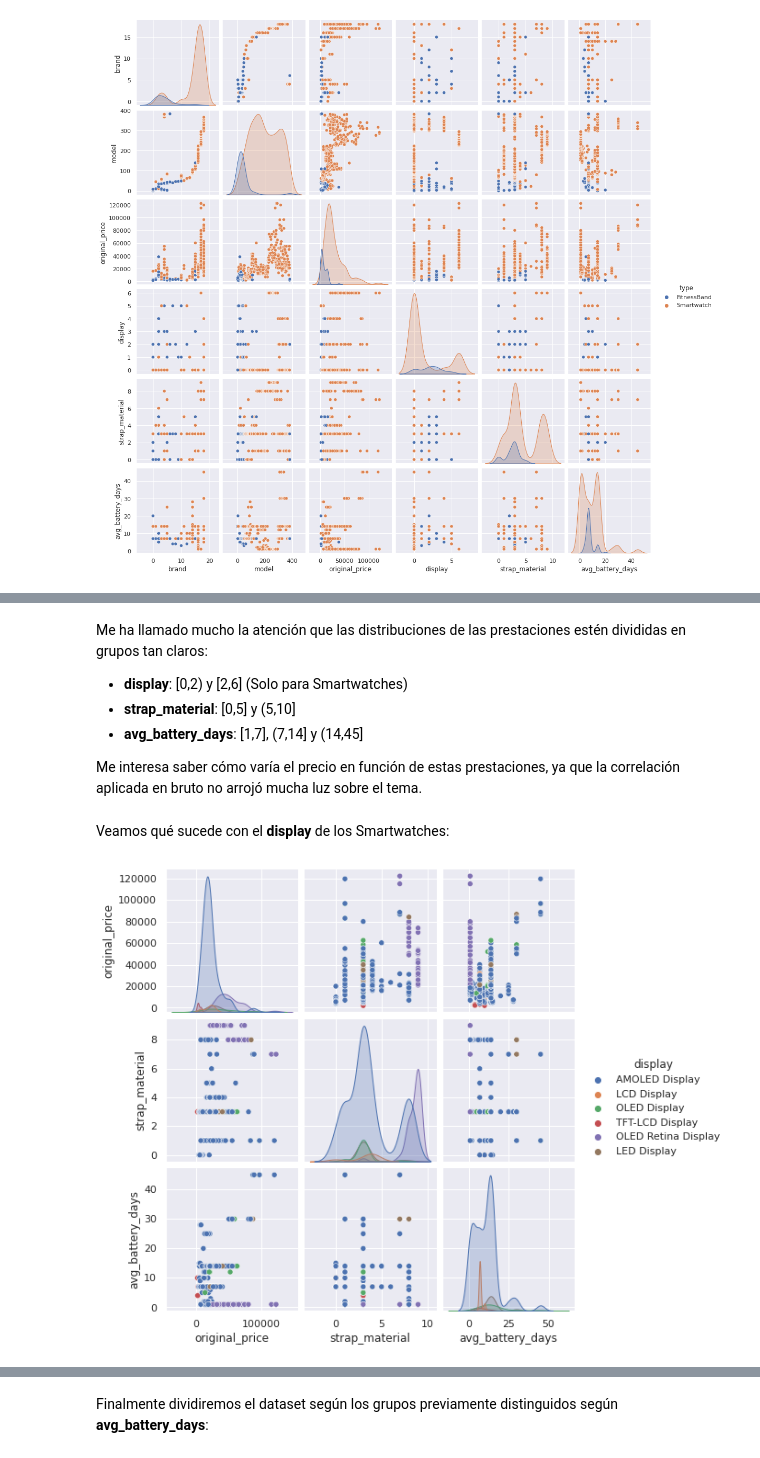
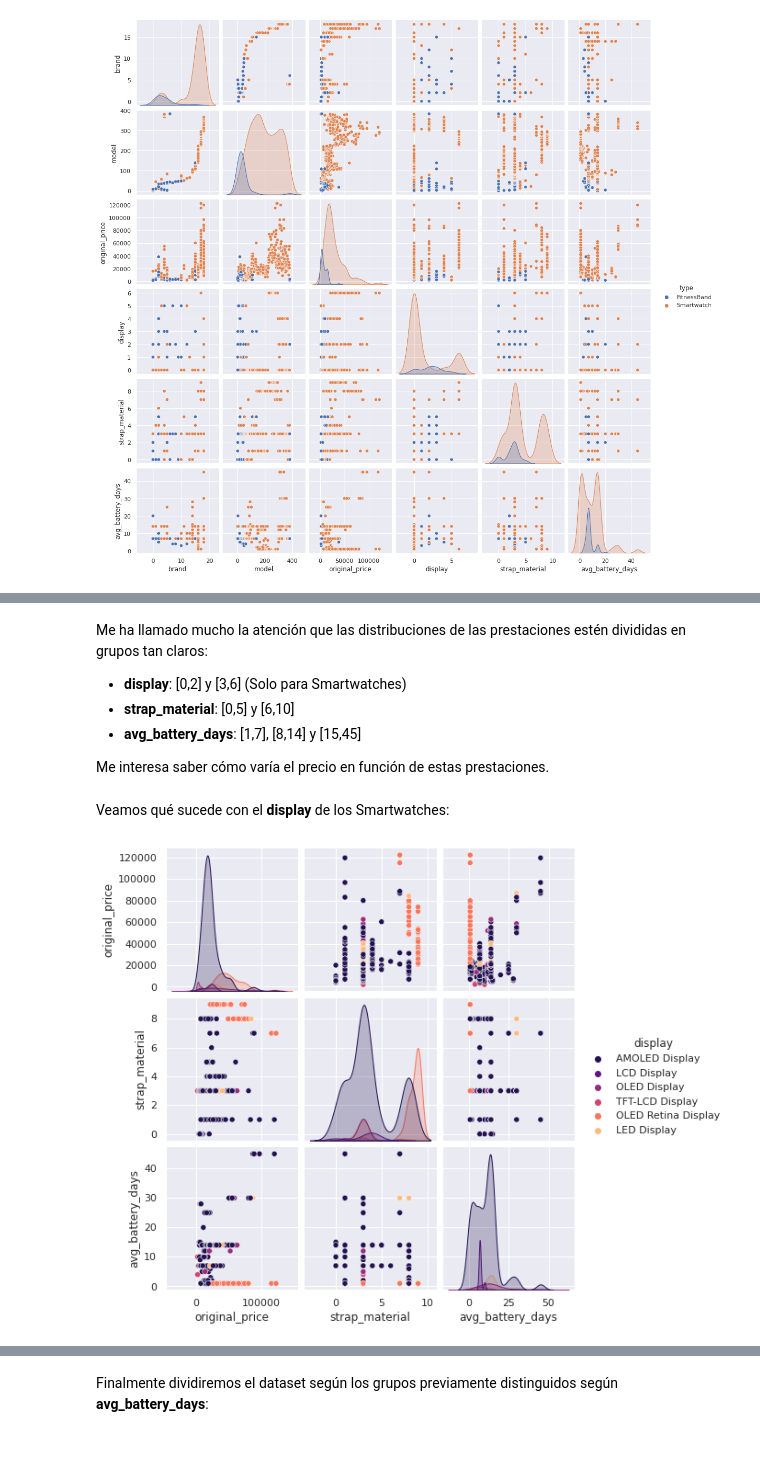
Before and after one commit to afercaceres/Fitness_Trackers, a Jupyter notebook: practica_python.ipynb, the cells around one changed output, grey strips where cells are left out. Saved outputs shown, nothing was run; the diff lists cells and outputs as text; code cells hidden in the pictures.

```diff
--- a/practica_python.ipynb
+++ b/practica_python.ipynb
@@ -1071,19 +1071,19 @@ Finalmente, Se comprueba que la duración de la batería de las FitnessBands es
 # %% [markdown]
 Me ha llamado mucho la atención que las distribuciones de las prestaciones estén divididas en grupos tan claros:
 
-* **display**: [0,2) y [2,6] (Solo para Smartwatches)
-* **strap_material**: [0,5] y (5,10]
-* **avg_battery_days**: [1,7], (7,14] y (14,45]
+* **display**: [0,2] y [3,6] (Solo para Smartwatches)
+* **strap_material**: [0,5] y [6,10]
+* **avg_battery_days**: [1,7], [8,14] y [15,45]
 
-Me interesa saber cómo varía el precio en función de estas prestaciones, ya que la correlación aplicada en bruto no arrojó mucha luz sobre el tema.
+Me interesa saber cómo varía el precio en función de estas prestaciones.
 # %% [markdown]
 Veamos qué sucede con el **display** de los Smartwatches:
 # %%
 datos_cuant_dis = datos_cuant.copy()
 
 datos_cuant_dis["display"] = datos["display"]
 
-pp_dis_sw = sns.pairplot(datos_cuant_dis[["original_price", "display", "strap_material", "avg_battery_days"]].loc[(datos_cuant_dt["type"] == "Smartwatch")], hue="display");
+pp_dis_sw = sns.pairplot(datos_cuant_dis[["original_price", "display", "strap_material", "avg_battery_days"]].loc[(datos_cuant_dt["type"] == "Smartwatch")], hue="display", palette = "magma");
 # %% [output]
-[figure, old version]
+[figure, new version]
 # %% [markdown]
```
Also changed, not shown: parts of 28 cells of this notebook.
